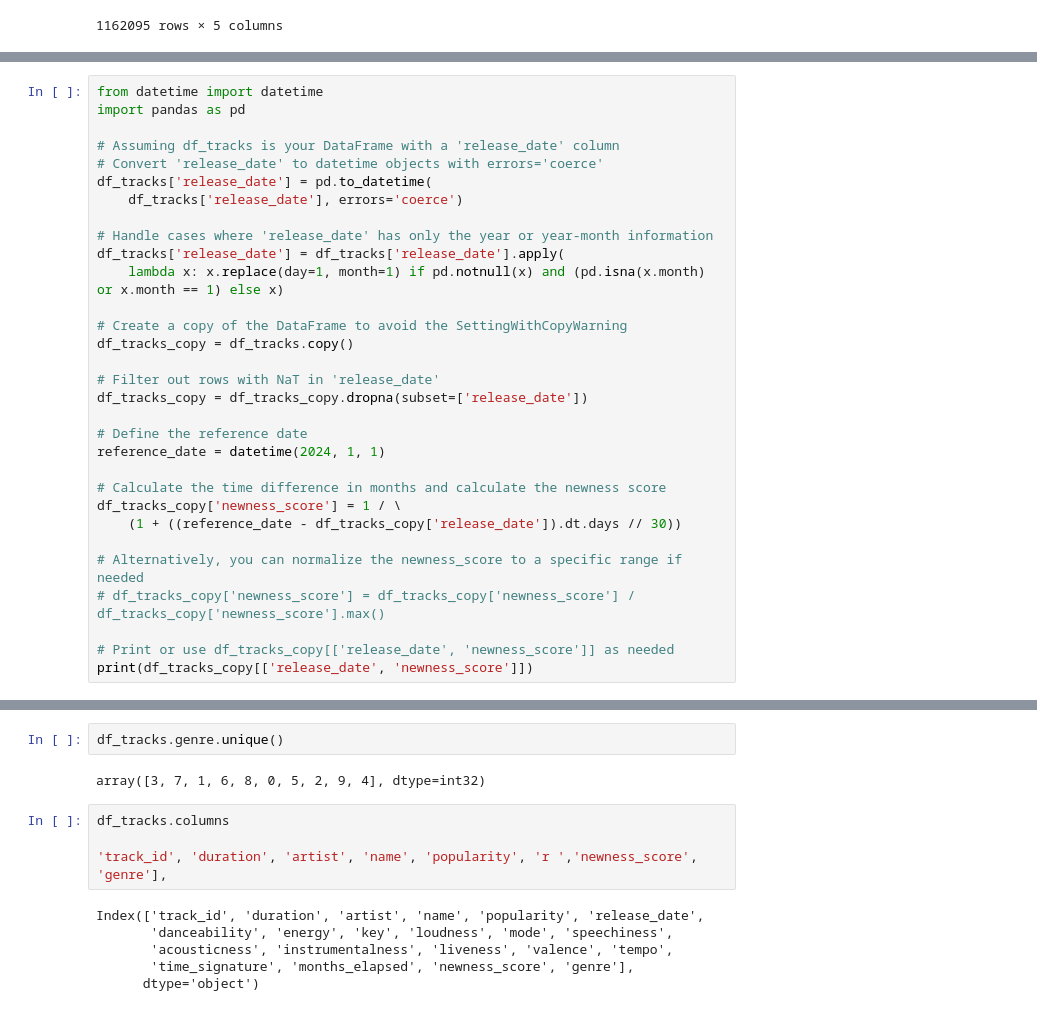
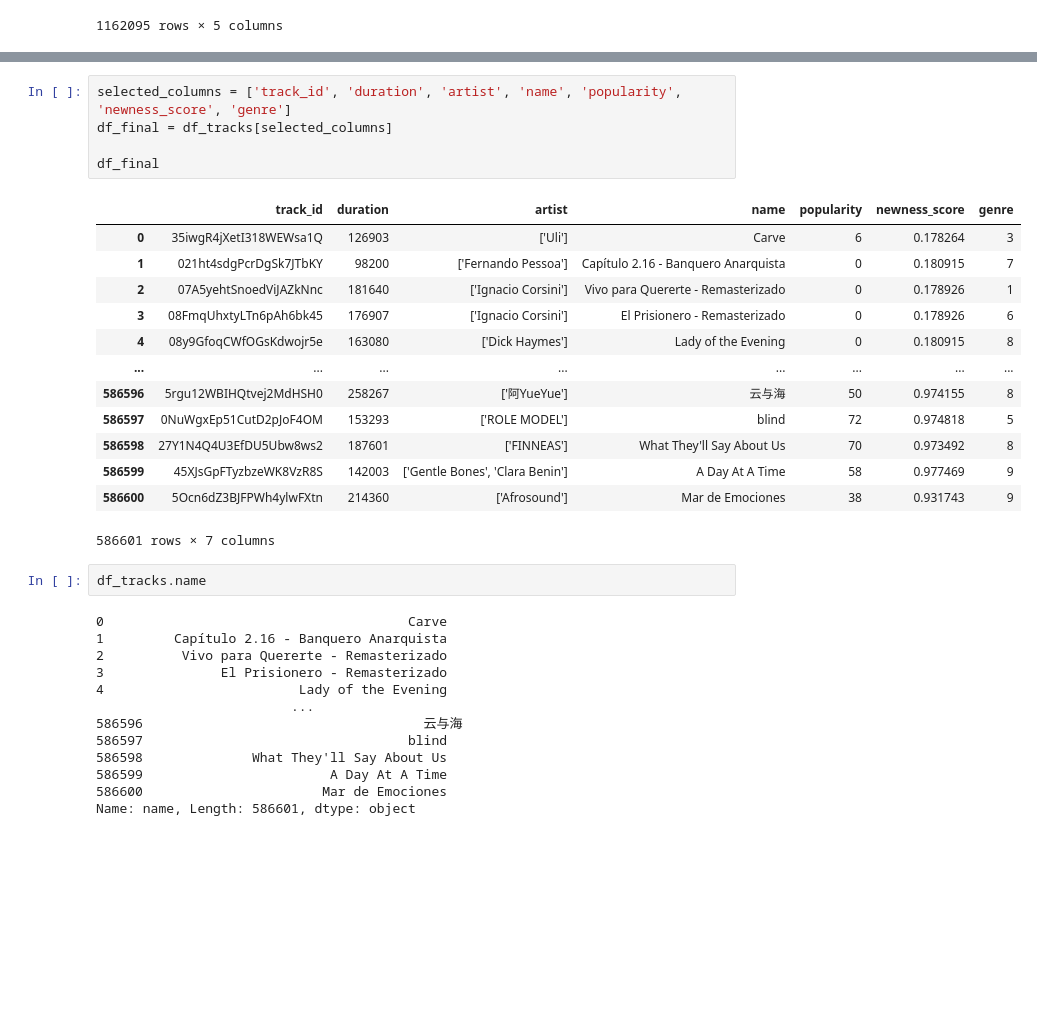
Before and after one commit to yassinex02/StreamAnalytics_GP, a Jupyter notebook: tracks_feature_engineering.ipynb, the cells around one changed output, grey strips where cells are left out. Drawn from its saved outputs; the diff is of its cells as text; blank space fills up the shorter version.

```diff
--- a/tracks_feature_engineering.ipynb
+++ b/tracks_feature_engineering.ipynb
@@ -162,31 +69,0 @@ print(df_tracks[['release_date', 'newness_score']])
-# %%
-from datetime import datetime
-import pandas as pd
-
-# Assuming df_tracks is your DataFrame with a 'release_date' column
-# Convert 'release_date' to datetime objects with errors='coerce'
-df_tracks['release_date'] = pd.to_datetime(
-    df_tracks['release_date'], errors='coerce')
-
-# Handle cases where 'release_date' has only the year or year-month information
-df_tracks['release_date'] = df_tracks['release_date'].apply(
-    lambda x: x.replace(day=1, month=1) if pd.notnull(x) and (pd.isna(x.month) or x.month == 1) else x)
-
-# Create a copy of the DataFrame to avoid the SettingWithCopyWarning
-df_tracks_copy = df_tracks.copy()
-
-# Filter out rows with NaT in 'release_date'
-df_tracks_copy = df_tracks_copy.dropna(subset=['release_date'])
-
-# Define the reference date
-reference_date = datetime(2024, 1, 1)
-
-# Calculate the time difference in months and calculate the newness score
-df_tracks_copy['newness_score'] = 1 / \
-    (1 + ((reference_date - df_tracks_copy['release_date']).dt.days // 30))
-
-# Alternatively, you can normalize the newness_score to a specific range if needed
-# df_tracks_copy['newness_score'] = df_tracks_copy['newness_score'] / df_tracks_copy['newness_score'].max()
-
-# Print or use df_tracks_copy[['release_date', 'newness_score']] as needed
-print(df_tracks_copy[['release_date', 'newness_score']])
@@ -251,17 +151,37 @@ print(df_tracks[['track_id', 'genre']])
 586600  5Ocn6dZ3BJFPWh4ylwFXtn      9
 
 [586601 rows x 2 columns]
-# %%
-df_tracks.genre.unique()
-# %% [output]
-array([3, 7, 1, 6, 8, 0, 5, 2, 9, 4], dtype=int32)
 # %%
-df_tracks.columns
+selected_columns = ['track_id', 'duration', 'artist', 'name', 'popularity', 'newness_score', 'genre']
+df_final = df_tracks[selected_columns]
 
-'track_id', 'duration', 'artist', 'name', 'popularity', 'r ','newness_score', 'genre'],
+df_final
 # %% [output]
+|  | track_id | duration | artist | name | popularity | newness_score | genre |
+| 0 | 35iwgR4jXetI318WEWsa1Q | 126903 | ['Uli'] | Carve | 6 | 0.178264 | 3 |
+| 1 | 021ht4sdgPcrDgSk7JTbKY | 98200 | ['Fernando Pessoa'] | Capítulo 2.16 - Banquero Anarquista | 0 | 0.180915 | 7 |
+| 2 | 07A5yehtSnoedViJAZkNnc | 181640 | ['Ignacio Corsini'] | Vivo para Quererte - Remasterizado | 0 | 0.178926 | 1 |
+| 3 | 08FmqUhxtyLTn6pAh6bk45 | 176907 | ['Ignacio Corsini'] | El Prisionero - Remasterizado | 0 | 0.178926 | 6 |
+| 4 | 08y9GfoqCWfOGsKdwojr5e | 163080 | ['Dick Haymes'] | Lady of the Evening | 0 | 0.180915 | 8 |
+| ... | ... | ... | ... | ... | ... | ... | ... |
+| 586596 | 5rgu12WBIHQtvej2MdHSH0 | 258267 | ['阿YueYue'] | 云与海 | 50 | 0.974155 | 8 |
+| 586597 | 0NuWgxEp51CutD2pJoF4OM | 153293 | ['ROLE MODEL'] | blind | 72 | 0.974818 | 5 |
+| 586598 | 27Y1N4Q4U3EfDU5Ubw8ws2 | 187601 | ['FINNEAS'] | What They'll Say About Us | 70 | 0.973492 | 8 |
+| 586599 | 45XJsGpFTyzbzeWK8VzR8S | 142003 | ['Gentle Bones', 'Clara Benin'] | A Day At A Time | 58 | 0.977469 | 9 |
+| 586600 | 5Ocn6dZ3BJFPWh4ylwFXtn | 214360 | ['Afrosound'] | Mar de Emociones | 38 | 0.931743 | 9 |
-Index(['track_id', 'duration', 'artist', 'name', 'popularity', 'release_date',
-       'danceability', 'energy', 'key', 'loudness', 'mode', 'speechiness',
-       'acousticness', 'instrumentalness', 'liveness', 'valence', 'tempo',
-       'time_signature', 'months_elapsed', 'newness_score', 'genre'],
-      dtype='object')
+586601 rows × 7 columns
+# %%
+df_tracks.name
+# %% [output]
+0                                       Carve
+1         Capítulo 2.16 - Banquero Anarquista
+2          Vivo para Quererte - Remasterizado
+3               El Prisionero - Remasterizado
+4                         Lady of the Evening
+                         ...
+586596                                    云与海
+586597                                  blind
+586598              What They'll Say About Us
+586599                        A Day At A Time
+586600                       Mar de Emociones
+Name: name, Length: 586601, dtype: object
```
Also changed, not shown: parts of 39 cells of this notebook, 6 other files.
